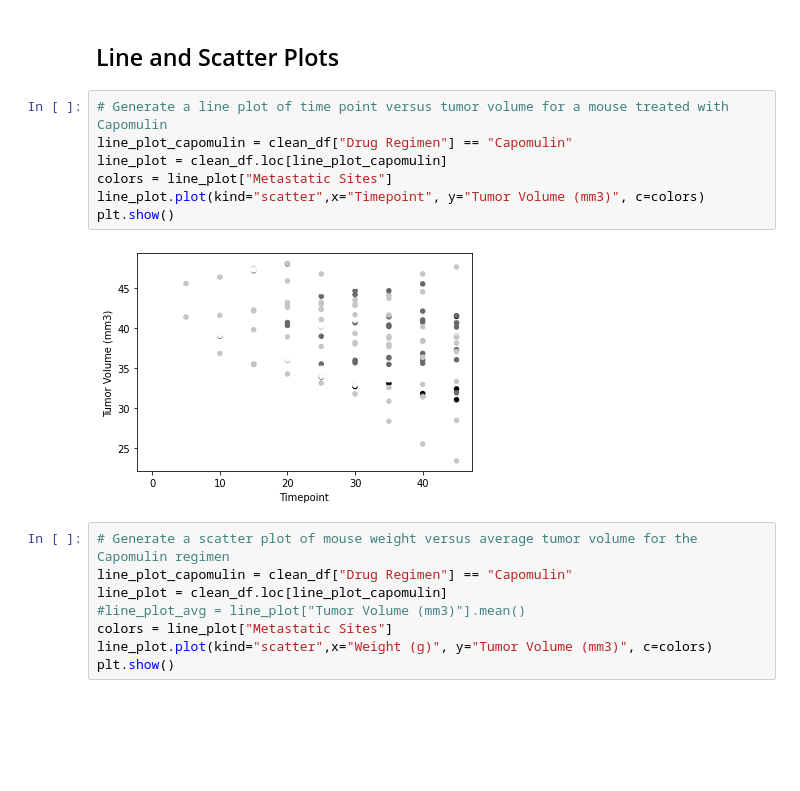
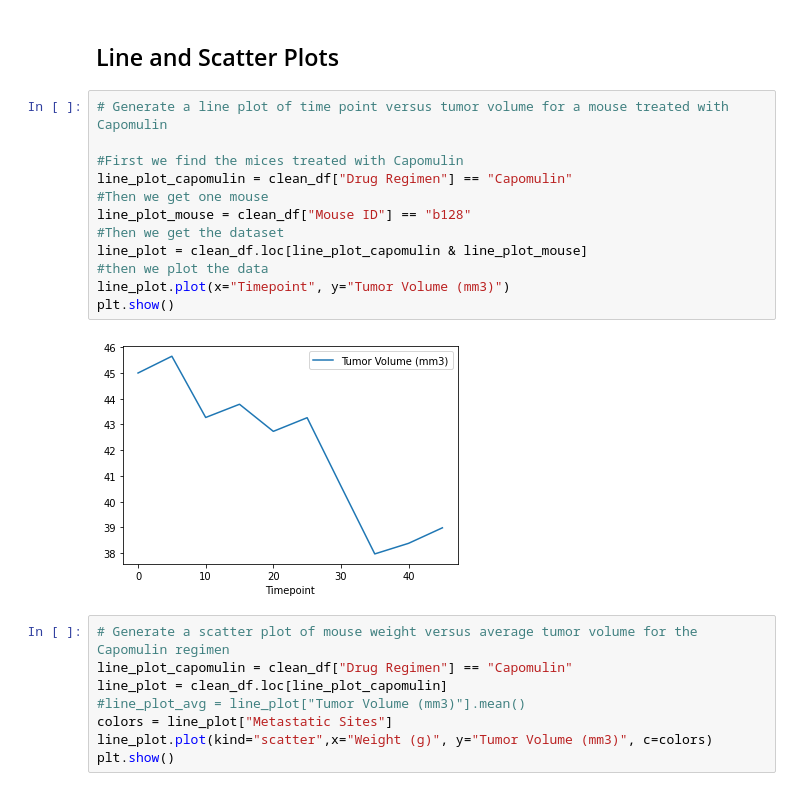
Before and after one commit to luislobo6/matplotlib-challenge, a Jupyter notebook: Pymaceuticals/pymaceuticals_starter.ipynb, the cells around one changed output. Drawn from its saved outputs; the diff is of its cells as text; blank space fills up the shorter version.

```diff
--- a/Pymaceuticals/pymaceuticals_starter.ipynb
+++ b/Pymaceuticals/pymaceuticals_starter.ipynb
@@ -305,13 +307,18 @@ plt.show()
 ## Line and Scatter Plots
 # %%
 # Generate a line plot of time point versus tumor volume for a mouse treated with Capomulin
+
+#First we find the mices treated with Capomulin
 line_plot_capomulin = clean_df["Drug Regimen"] == "Capomulin"
-line_plot = clean_df.loc[line_plot_capomulin]
-colors = line_plot["Metastatic Sites"]
-line_plot.plot(kind="scatter",x="Timepoint", y="Tumor Volume (mm3)", c=colors)
+#Then we get one mouse
+line_plot_mouse = clean_df["Mouse ID"] == "b128"
+#Then we get the dataset
+line_plot = clean_df.loc[line_plot_capomulin & line_plot_mouse]
+#then we plot the data
+line_plot.plot(x="Timepoint", y="Tumor Volume (mm3)")
 plt.show()
 # %% [output]
-[figure, old version]
+[figure, new version]
 # %%
 # Generate a scatter plot of mouse weight versus average tumor volume for the Capomulin regimen
 line_plot_capomulin = clean_df["Drug Regimen"] == "Capomulin"
```
Also changed, not shown: parts of 1 cell of this notebook.
